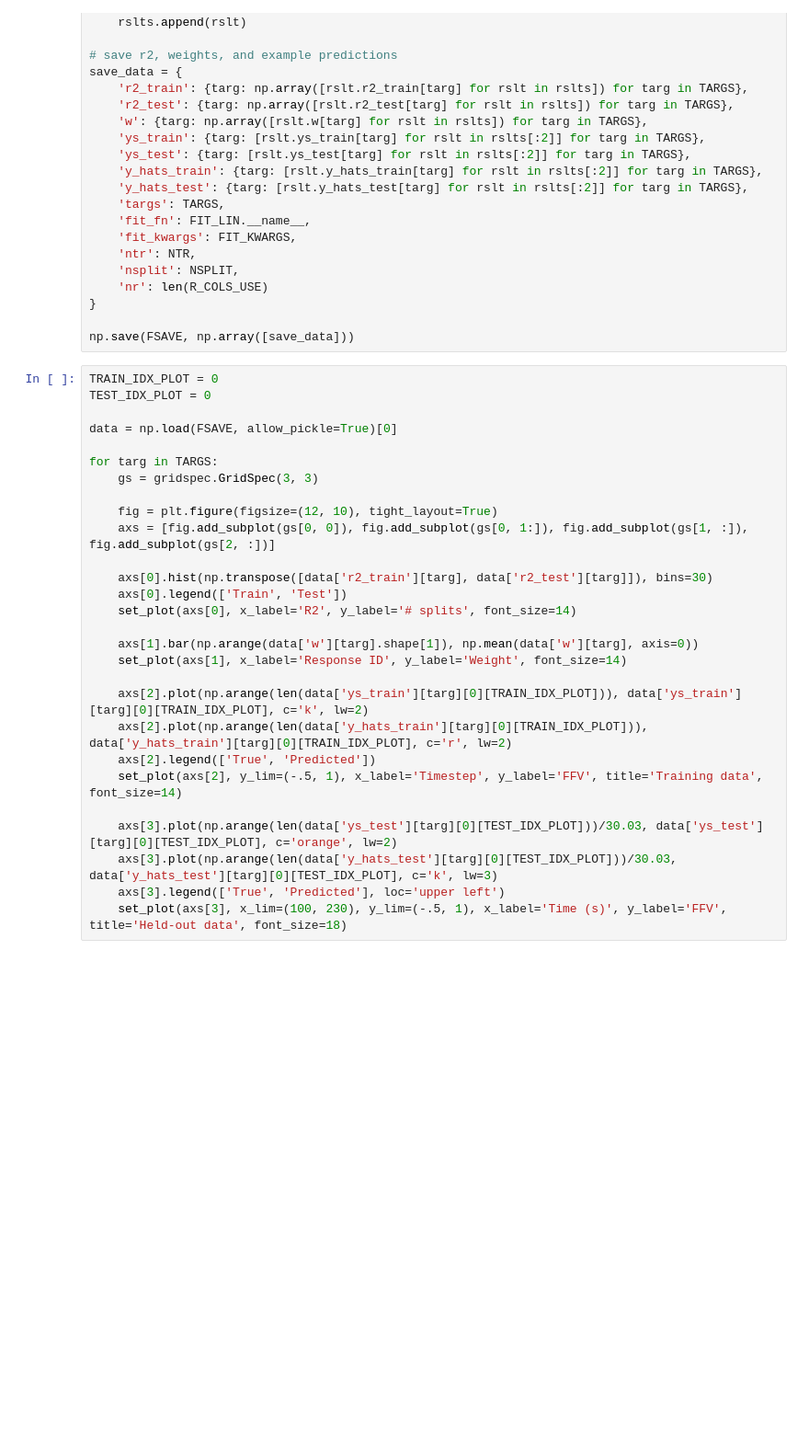
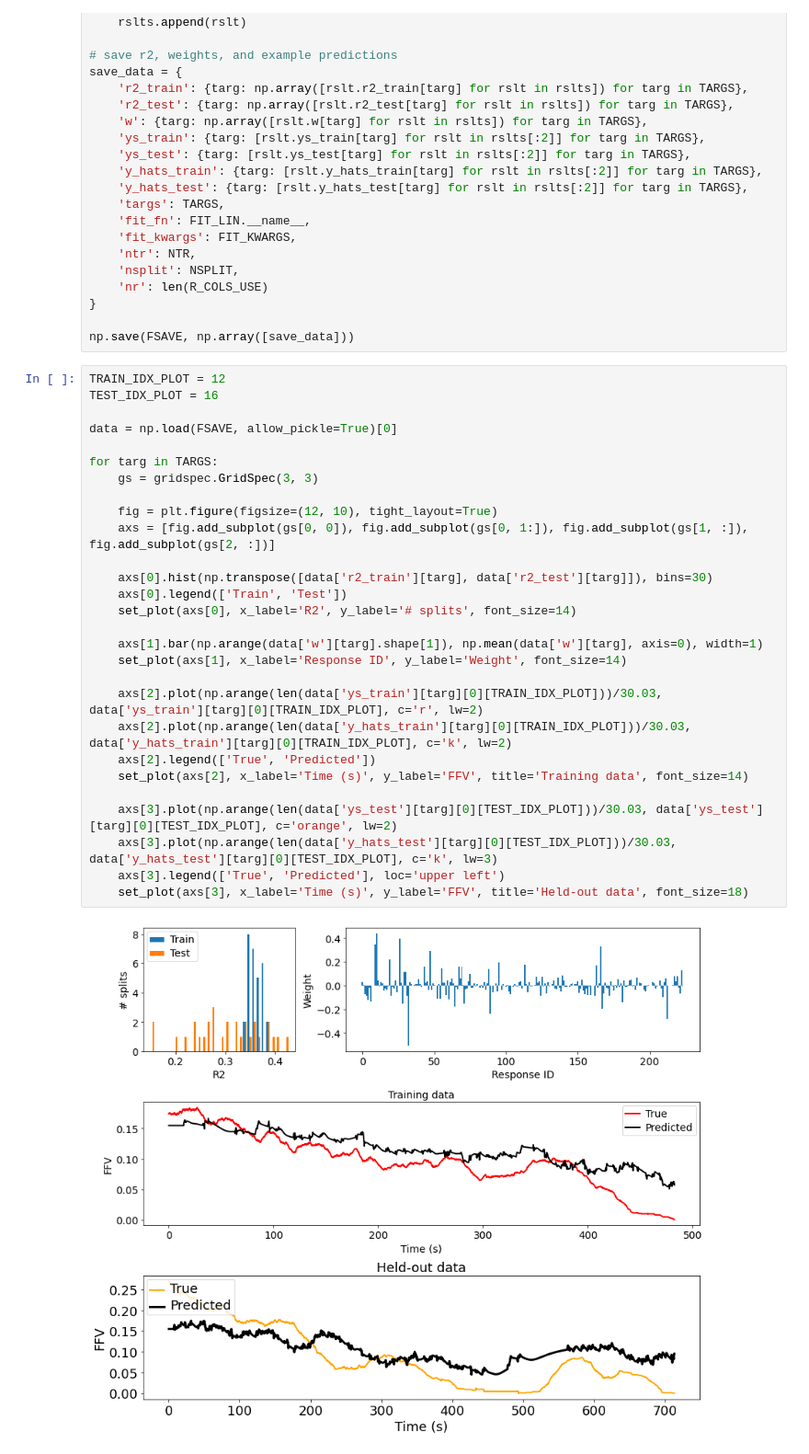
Before and after one commit to rkp8000/inferring-neural-codes, a Jupyter notebook: 5_F_fit_ffv_smooth_baker_ppln.ipynb, the cells around one changed output. Shown at 92% size. Cells and saved outputs as stored; diff of their text form; blank space fills up the shorter version.

```diff
--- a/5_F_fit_ffv_smooth_baker_ppln.ipynb
+++ b/5_F_fit_ffv_smooth_baker_ppln.ipynb
@@ -82,30 +82,32 @@ save_data = {
 
 np.save(FSAVE, np.array([save_data]))
 # %%
-TRAIN_IDX_PLOT = 0
-TEST_IDX_PLOT = 0
+TRAIN_IDX_PLOT = 12
+TEST_IDX_PLOT = 16
 
 data = np.load(FSAVE, allow_pickle=True)[0]
 
 for targ in TARGS:
     gs = gridspec.GridSpec(3, 3)
 
     fig = plt.figure(figsize=(12, 10), tight_layout=True)
     axs = [fig.add_subplot(gs[0, 0]), fig.add_subplot(gs[0, 1:]), fig.add_subplot(gs[1, :]), fig.add_subplot(gs[2, :])]
 
     axs[0].hist(np.transpose([data['r2_train'][targ], data['r2_test'][targ]]), bins=30)
     axs[0].legend(['Train', 'Test'])
     set_plot(axs[0], x_label='R2', y_label='# splits', font_size=14)
 
-    axs[1].bar(np.arange(data['w'][targ].shape[1]), np.mean(data['w'][targ], axis=0))
+    axs[1].bar(np.arange(data['w'][targ].shape[1]), np.mean(data['w'][targ], axis=0), width=1)
     set_plot(axs[1], x_label='Response ID', y_label='Weight', font_size=14)
 
-    axs[2].plot(np.arange(len(data['ys_train'][targ][0][TRAIN_IDX_PLOT])), data['ys_train'][targ][0][TRAIN_IDX_PLOT], c='k', lw=2)
-    axs[2].plot(np.arange(len(data['y_hats_train'][targ][0][TRAIN_IDX_PLOT])), data['y_hats_train'][targ][0][TRAIN_IDX_PLOT], c='r', lw=2)
+    axs[2].plot(np.arange(len(data['ys_train'][targ][0][TRAIN_IDX_PLOT]))/30.03, data['ys_train'][targ][0][TRAIN_IDX_PLOT], c='r', lw=2)
+    axs[2].plot(np.arange(len(data['y_hats_train'][targ][0][TRAIN_IDX_PLOT]))/30.03, data['y_hats_train'][targ][0][TRAIN_IDX_PLOT], c='k', lw=2)
     axs[2].legend(['True', 'Predicted'])
-    set_plot(axs[2], y_lim=(-.5, 1), x_label='Timestep', y_label='FFV', title='Training data', font_size=14)
+    set_plot(axs[2], x_label='Time (s)', y_label='FFV', title='Training data', font_size=14)
 
     axs[3].plot(np.arange(len(data['ys_test'][targ][0][TEST_IDX_PLOT]))/30.03, data['ys_test'][targ][0][TEST_IDX_PLOT], c='orange', lw=2)
     axs[3].plot(np.arange(len(data['y_hats_test'][targ][0][TEST_IDX_PLOT]))/30.03, data['y_hats_test'][targ][0][TEST_IDX_PLOT], c='k', lw=3)
     axs[3].legend(['True', 'Predicted'], loc='upper left')
-    set_plot(axs[3], x_lim=(100, 230), y_lim=(-.5, 1), x_label='Time (s)', y_label='FFV', title='Held-out data', font_size=18)
+    set_plot(axs[3], x_label='Time (s)', y_label='FFV', title='Held-out data', font_size=18)
+# %% [output]
+[figure, added]
```
Also changed, not shown: parts of 2 cells of this notebook, 15 other files.
